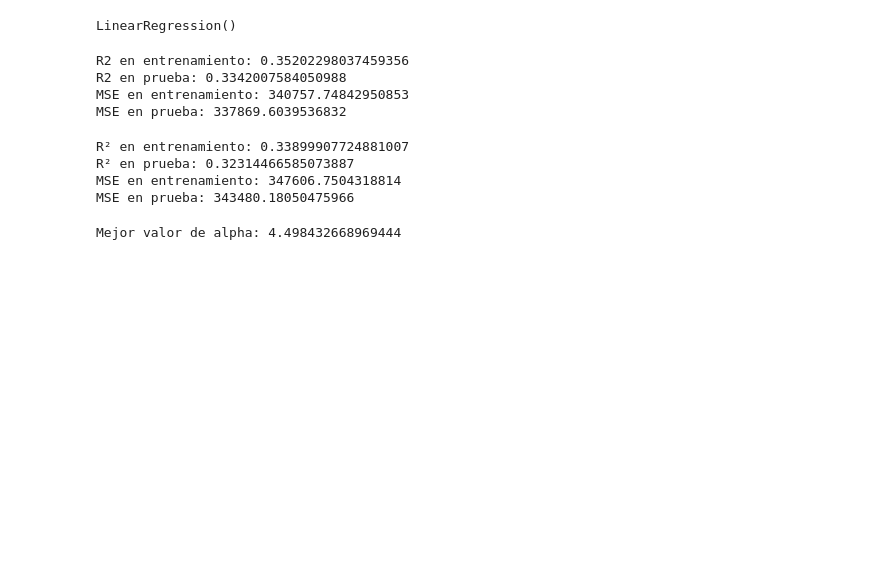
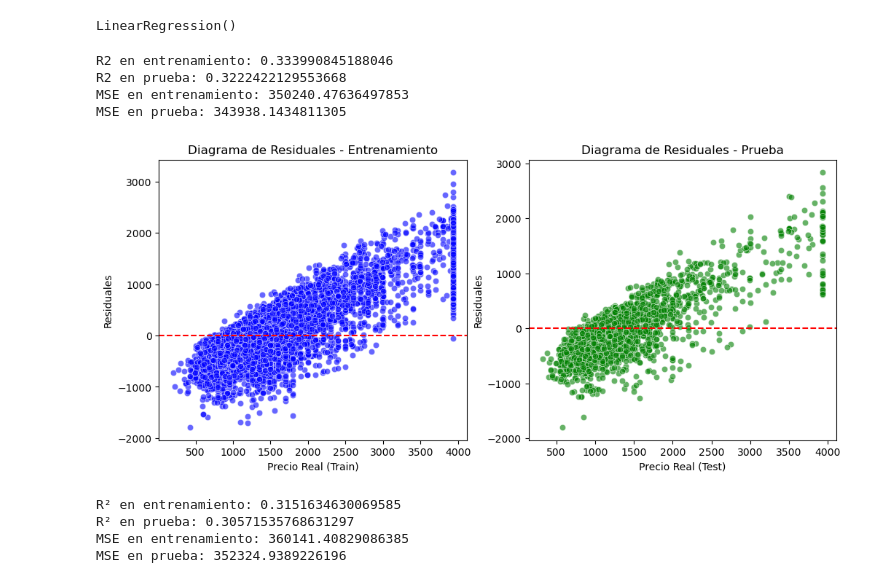
Before and after one commit to ssgonzalezc1/proyecto_aptos, a Jupyter notebook: Ingenieria de datos/Modelo_regresion_lineal.ipynb, the cells around one changed output. Saved outputs shown, nothing was run; the diff lists cells and outputs as text; code cells hidden in the pictures; blank space fills up the shorter version.

Commit message:
Modelo de regresion lineal y regresion polinomica con variables latitud, longitud,bathrooms, bedrooms, pies cuadrados, ciudad, estado y cantidad de comodidades

```diff
--- a/Ingenieria de datos/Modelo_regresion_lineal.ipynb
+++ b/Ingenieria de datos/Modelo_regresion_lineal.ipynb
@@ -184,7 +182,7 @@ from sklearn.linear_model import LinearRegression
 from sklearn.metrics import r2_score, mean_squared_error
 # %%
 # Separar la variable objetivo (precio) y las variables predictoras
-X = datos_limpios.drop(columns=["price"])
+X = datos_limpiosX = datos_limpios[["latitude","longitude","bathrooms","bedrooms","square_feet","cityname","state","amenities_count"]]
 y = datos_limpios['price']
 # %%
 # Dividir en conjunto de entrenamiento (80%) y prueba (20%)
@@ -248,10 +246,39 @@ print("R2 en prueba:", r2_test)
 print("MSE en entrenamiento:", mse_train)
 print("MSE en prueba:", mse_test)
 # %% [output]
-R2 en entrenamiento: 0.35202298037459356
-R2 en prueba: 0.3342007584050988
-MSE en entrenamiento: 340757.74842950853
-MSE en prueba: 337869.6039536832
+R2 en entrenamiento: 0.333990845188046
+R2 en prueba: 0.3222422129553668
+MSE en entrenamiento: 350240.47636497853
+MSE en prueba: 343938.1434811305
+# %%
+# Calcular los residuales
+residuals_train = y_train - y_pred_train
+residuals_test = y_test - y_pred_test
+# %%
+import matplotlib.pyplot as plt
+import seaborn as sns
+
+plt.figure(figsize=(12, 5))
+
+# Residuales en el conjunto de entrenamiento
+plt.subplot(1, 2, 1)
+sns.scatterplot(x=y_train, y=residuals_train, color="blue", alpha=0.6)
+plt.axhline(y=0, color="red", linestyle="--")
+plt.xlabel("Precio Real (Train)")
+plt.ylabel("Residuales")
+plt.title("Diagrama de Residuales - Entrenamiento")
+
+# Residuales en el conjunto de prueba
+plt.subplot(1, 2, 2)
+sns.scatterplot(x=y_test, y=residuals_test, color="green", alpha=0.6)
+plt.axhline(y=0, color="red", linestyle="--")
+plt.xlabel("Precio Real (Test)")
+plt.ylabel("Residuales")
+plt.title("Diagrama de Residuales - Prueba")
+
+plt.show()
+# %% [output]
+[figure, added]
 # %%
 #Primer modelo donde pruebo todas las variables, realizo una regresion simple y realizo una normalizacion de la variable X y una transformacion logaritmica a la variable Y
 # %%
@@ -286,7 +313,7 @@ print("R² en prueba:", r2_test)
 print("MSE en entrenamiento:", mse_train)
 print("MSE en prueba:", mse_test)
 # %% [output]
-R² en entrenamiento: 0.33899907724881007
-R² en prueba: 0.32314466585073887
-MSE en entrenamiento: 347606.7504318814
-MSE en prueba: 343480.18050475966
+R² en entrenamiento: 0.3151634630069585
+R² en prueba: 0.30571535768631297
+MSE en entrenamiento: 360141.40829086385
+MSE en prueba: 352324.9389226196
@@ -299,14 +319,0 @@ from sklearn.metrics import r2_score, mean_squared_error
-# %%
-from sklearn.model_selection import GridSearchCV
-# Definir la grilla de valores de alpha a probar
-alpha_values = {'alpha': np.logspace(-4, 2, 50)}  # Valores entre 0.0001 y 100
-# Crear el modelo Ridge
-ridge = Ridge()
-# Implementar la búsqueda de hiperparámetros con validación cruzada
-grid_search = GridSearchCV(ridge, alpha_values, cv=5, scoring='r2', n_jobs=-1)
-grid_search.fit(X_train_scaled, y_train_scaled)
-# Obtener el mejor alpha
-best_alpha = grid_search.best_params_['alpha']
-print("Mejor valor de alpha:", best_alpha)
-# %% [output]
-Mejor valor de alpha: 4.498432668969444
```
Also changed, not shown: parts of 16 cells of this notebook.
